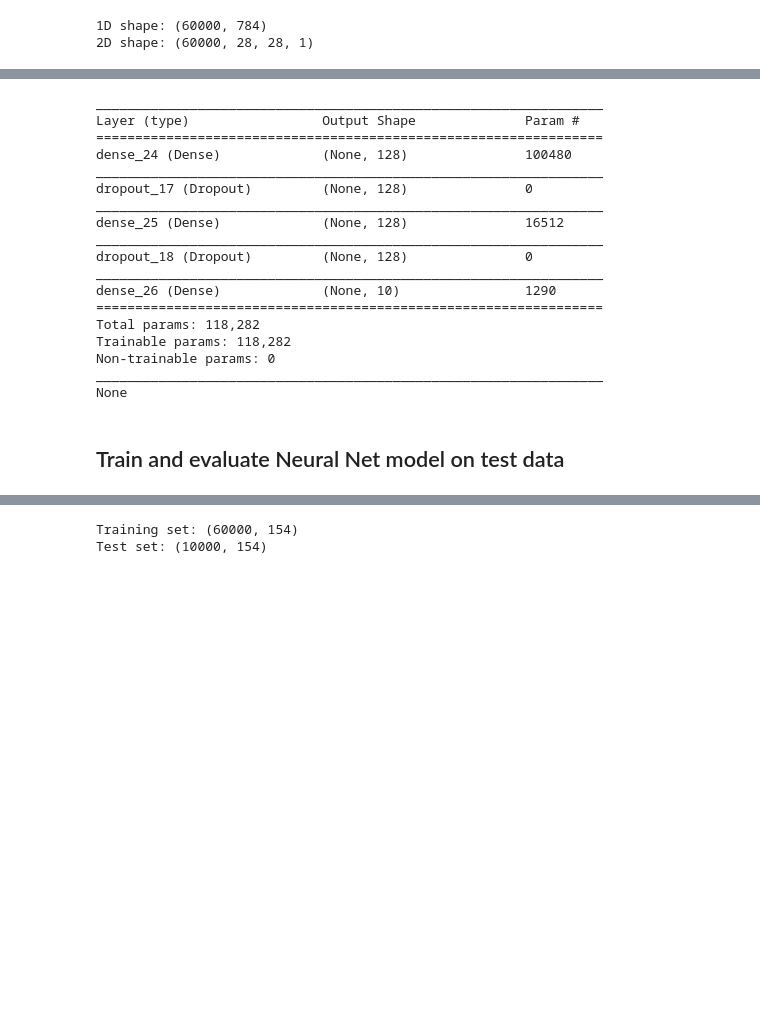
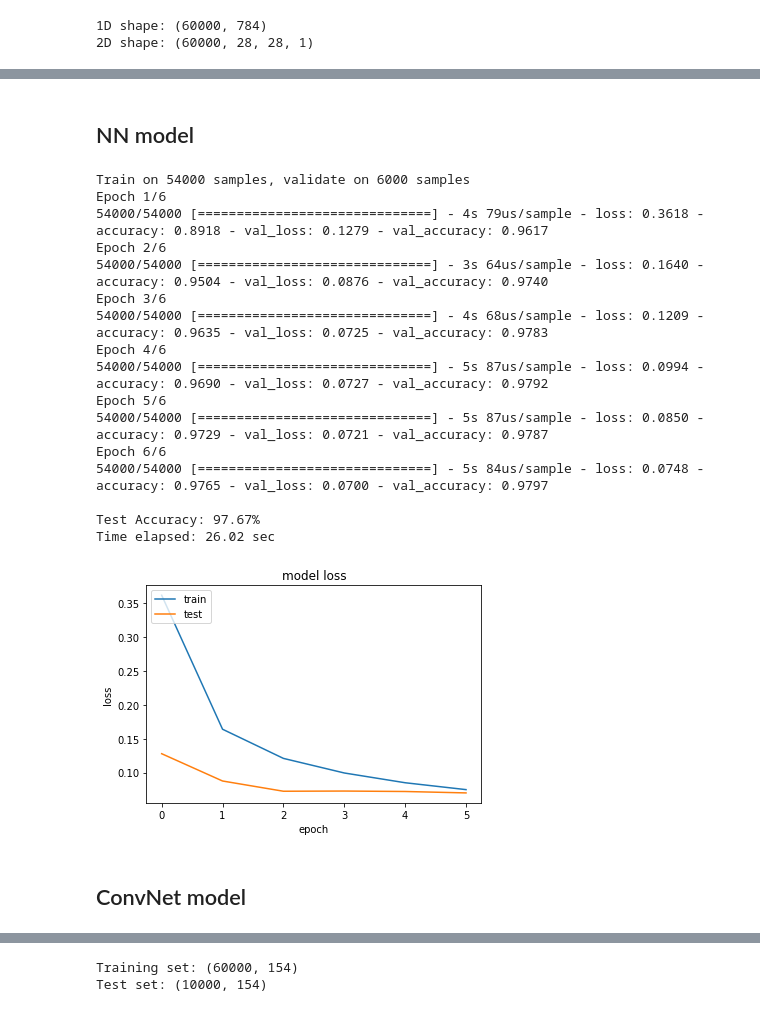
Before and after one commit to jhagelback/ml-sk, a Jupyter notebook: Keras/MNIST Keras.ipynb, the cells around one changed output, grey strips where cells are left out. Cells and saved outputs as stored; diff of their text form; code cells hidden in the pictures; blank space fills up the shorter version.

```diff
--- a/Keras/MNIST Keras.ipynb
+++ b/Keras/MNIST Keras.ipynb
@@ -127,37 +122,61 @@ Time elapsed: 16.27 sec
+# %% [markdown]
+## NN model
 # %%
 # Create Neural Net Softmax model
 nn_clf = Sequential()
 # - first Dense
-nn_clf.add(Dense(128, input_dim=784, activation="elu", kernel_initializer="he_normal"))
+nn_clf.add(Dense(128, input_dim=784, activation="relu", kernel_initializer="normal"))
 nn_clf.add(Dropout(0.2))
 # - second Dense
-nn_clf.add(Dense(128, activation="elu", kernel_initializer="he_normal"))
+nn_clf.add(Dense(128, activation="relu", kernel_initializer="normal"))
 nn_clf.add(Dropout(0.2))
 # - output
 nn_clf.add(Dense(10, activation="softmax"))
 
 # Compile model
 nn_clf.compile(loss="categorical_crossentropy", optimizer="adam", metrics=["accuracy"])
-print(nn_clf.summary())
+
+# Start timer
+start = time.time()
+
+# Train model on training data
+history = nn_clf.fit(X_train_1D, y_train, batch_size=64, epochs=6, validation_split=0.1, verbose=1)
+# Evaluate model on test data
+score = nn_clf.evaluate(X_test_1D, y_test, verbose=0)
+
+# Stop timer
+end = time.time()
+
+# Print results
+print("\nTest Accuracy: {0:0.2f}%".format(score[1] * 100))
+print("Time elapsed: {0:0.2f} sec".format(end - start))
+
+# Plot training history
+plt.plot(history.history['loss'])
+plt.plot(history.history['val_loss'])
+plt.title('model loss')
+plt.ylabel('loss')
+plt.xlabel('epoch')
+plt.legend(['train', 'test'], loc='upper left')
+plt.show()
 # %% [output]
-_________________________________________________________________
-Layer (type)                 Output Shape              Param #
-=================================================================
-dense_24 (Dense)             (None, 128)               100480
-_________________________________________________________________
-dropout_17 (Dropout)         (None, 128)               0
-_________________________________________________________________
-dense_25 (Dense)             (None, 128)               16512
-_________________________________________________________________
-dropout_18 (Dropout)         (None, 128)               0
-_________________________________________________________________
-dense_26 (Dense)             (None, 10)                1290
-=================================================================
-Total params: 118,282
-Trainable params: 118,282
-Non-trainable params: 0
-_________________________________________________________________
-None
+Train on 54000 samples, validate on 6000 samples
+Epoch 1/6
+54000/54000 [==============================] - 4s 79us/sample - loss: 0.3618 - accuracy: 0.8918 - val_loss: 0.1279 - val_accuracy: 0.9617
+Epoch 2/6
+54000/54000 [==============================] - 3s 64us/sample - loss: 0.1640 - accuracy: 0.9504 - val_loss: 0.0876 - val_accuracy: 0.9740
+Epoch 3/6
+54000/54000 [==============================] - 4s 68us/sample - loss: 0.1209 - accuracy: 0.9635 - val_loss: 0.0725 - val_accuracy: 0.9783
+Epoch 4/6
+54000/54000 [==============================] - 5s 87us/sample - loss: 0.0994 - accuracy: 0.9690 - val_loss: 0.0727 - val_accuracy: 0.9792
+Epoch 5/6
+54000/54000 [==============================] - 5s 87us/sample - loss: 0.0850 - accuracy: 0.9729 - val_loss: 0.0721 - val_accuracy: 0.9787
+Epoch 6/6
+54000/54000 [==============================] - 5s 84us/sample - loss: 0.0748 - accuracy: 0.9765 - val_loss: 0.0700 - val_accuracy: 0.9797
+
+Test Accuracy: 97.67%
+Time elapsed: 26.02 sec
+[figure, added]
-# %% [markdown]
-<h2>Train and evaluate Neural Net model on test data</h2>
+# %% [markdown]
+## ConvNet model
 # %%
```
Also changed, not shown: parts of 20 cells of this notebook.
